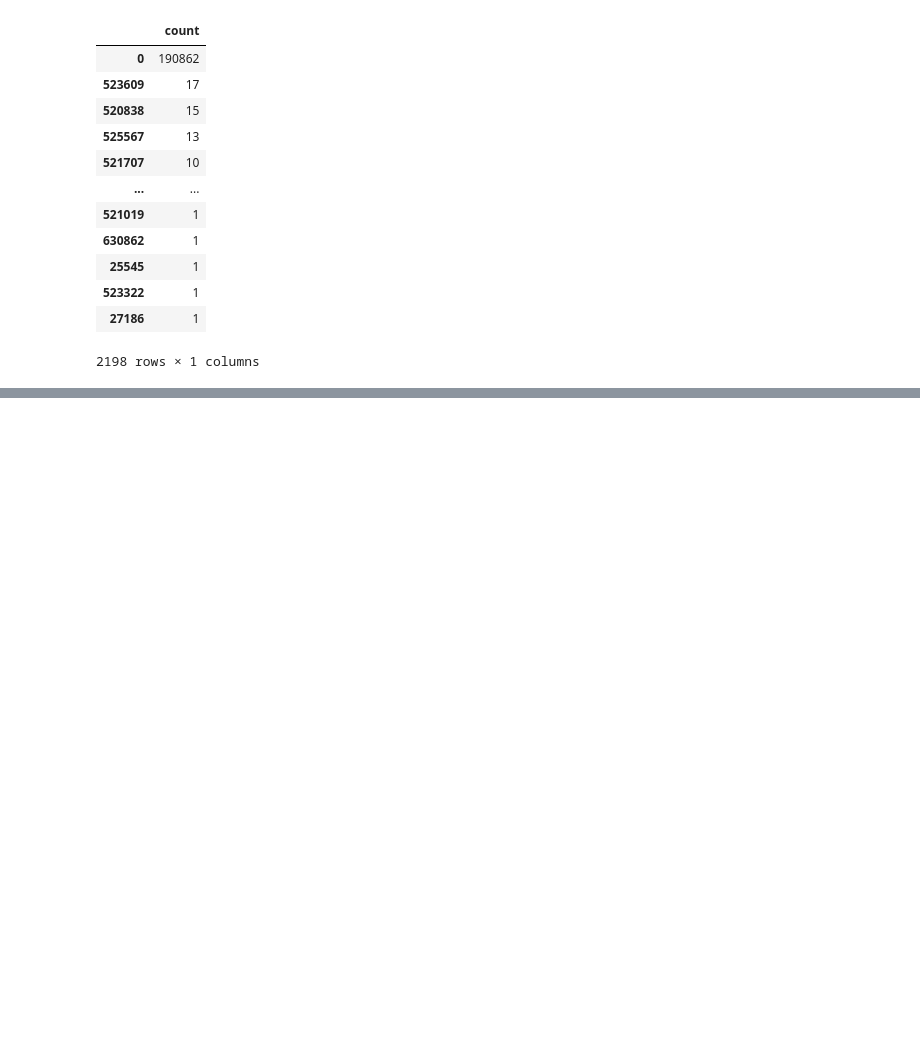
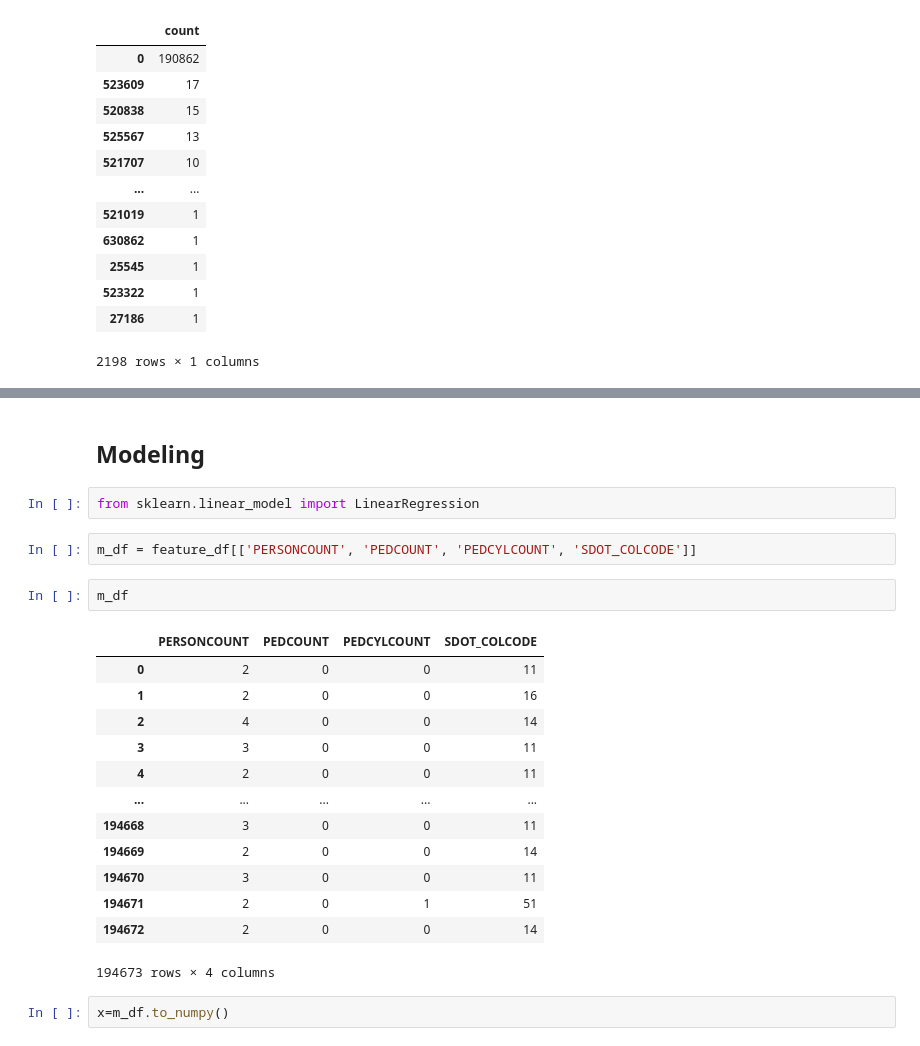
Before and after one commit to aks97cs/applied-datascience-on-car-collision, a Jupyter notebook: car-collision-capston.ipynb, the cells around one changed output, grey strips where cells are left out. Cells and saved outputs as stored; diff of their text form; blank space fills up the shorter version.

Commit message:
modeling and evaluation

```diff
--- a/car-collision-capston.ipynb
+++ b/car-collision-capston.ipynb
@@ -239,0 +307,24 @@ features = ['VEHCOUNT', 'PERSONCOUNT', 'PEDCOUNT', 'PEDCYLCOUNT', 'SDOT_COLCODE'
+# %% [markdown]
+## Modeling
+# %%
+from sklearn.linear_model import LinearRegression
+# %%
+m_df = feature_df[['PERSONCOUNT', 'PEDCOUNT', 'PEDCYLCOUNT', 'SDOT_COLCODE']]
+# %%
+m_df
+# %% [output]
+|  | PERSONCOUNT | PEDCOUNT | PEDCYLCOUNT | SDOT_COLCODE |
+| 0 | 2 | 0 | 0 | 11 |
+| 1 | 2 | 0 | 0 | 16 |
+| 2 | 4 | 0 | 0 | 14 |
+| 3 | 3 | 0 | 0 | 11 |
+| 4 | 2 | 0 | 0 | 11 |
+| ... | ... | ... | ... | ... |
+| 194668 | 3 | 0 | 0 | 11 |
+| 194669 | 2 | 0 | 0 | 14 |
+| 194670 | 3 | 0 | 0 | 11 |
+| 194671 | 2 | 0 | 1 | 51 |
+| 194672 | 2 | 0 | 0 | 14 |
+194673 rows × 4 columns
+# %%
+x=m_df.to_numpy()
```
Also changed, not shown: parts of 18 cells of this notebook.
